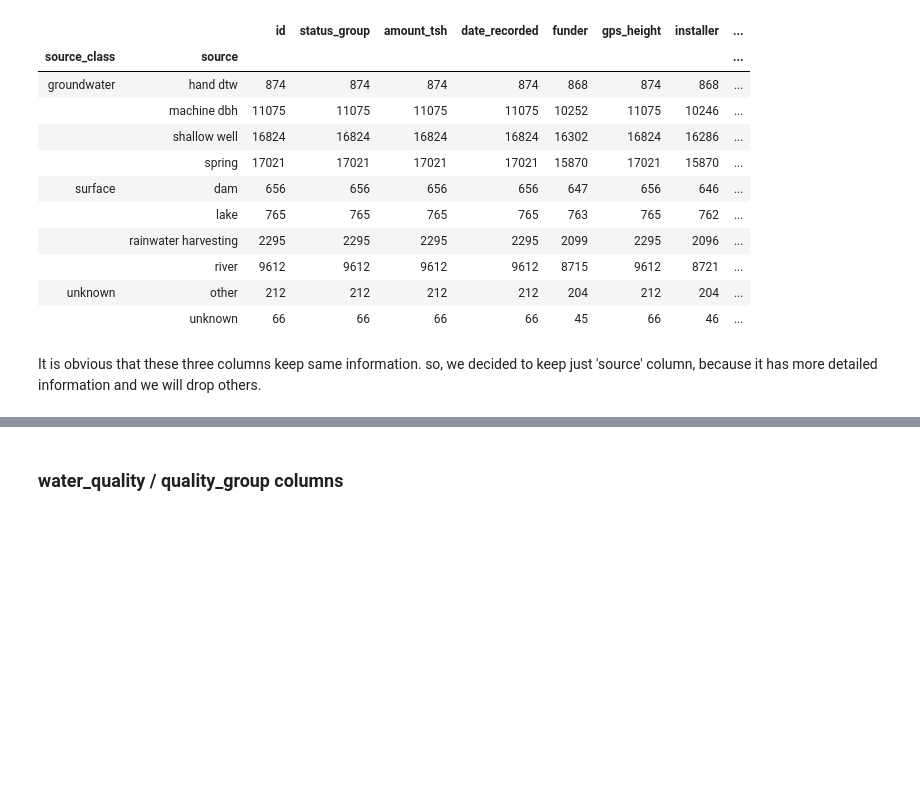
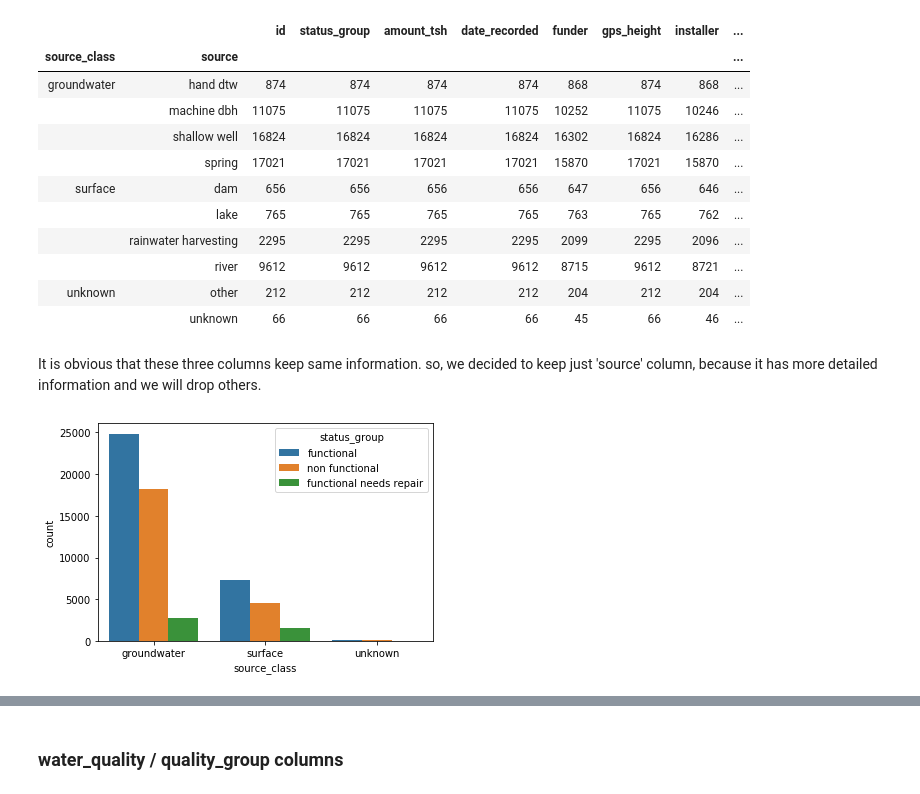
Before and after one commit to ezgigm/Project3_TanzanianWaterWell_Status_Prediction, a Jupyter notebook: STEP1_Cleaning_and_Exploring_Data.ipynb, the cells around one changed output, grey strips where cells are left out. Saved outputs shown, nothing was run; the diff lists cells and outputs as text; code cells hidden in the pictures; blank space fills up the shorter version.

```diff
--- a/STEP1_Cleaning_and_Exploring_Data.ipynb
+++ b/STEP1_Cleaning_and_Exploring_Data.ipynb
@@ -288,3 +292,7 @@ df.groupby(['source_class','source']).count()
 |  | unknown | 66 | 66 | 66 | 66 | 45 | 66 | 46 | ... |
 # %% [markdown]
 It is obvious that these three columns keep same information. so, we decided to keep just 'source' column, because it has more detailed information and we will drop others.
+# %%
+ax = sns.countplot(x='source_class', hue="status_group", data=df)
+# %% [output]
+[figure, added]
```
Also changed, not shown: parts of 38 cells of this notebook.
